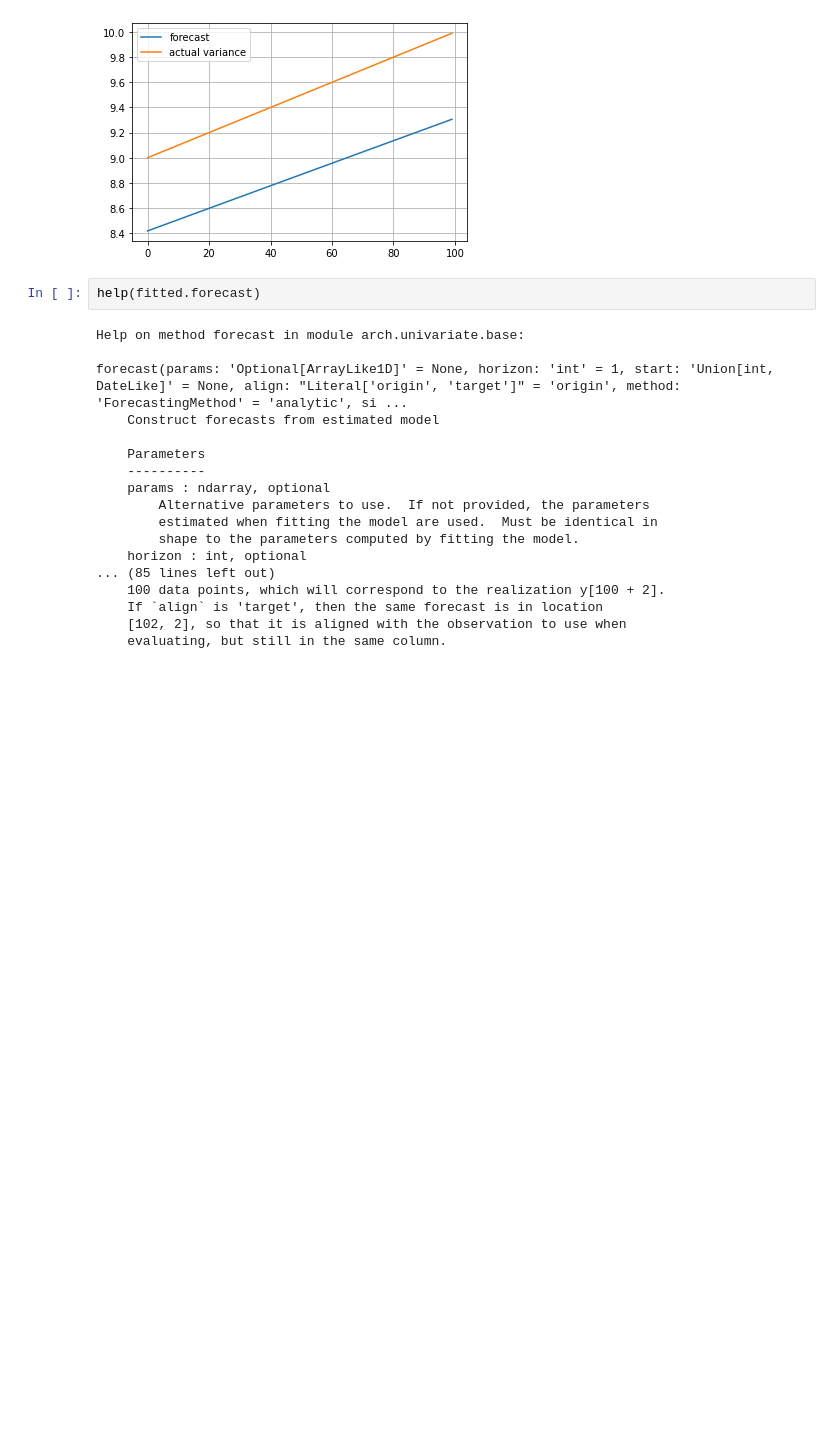
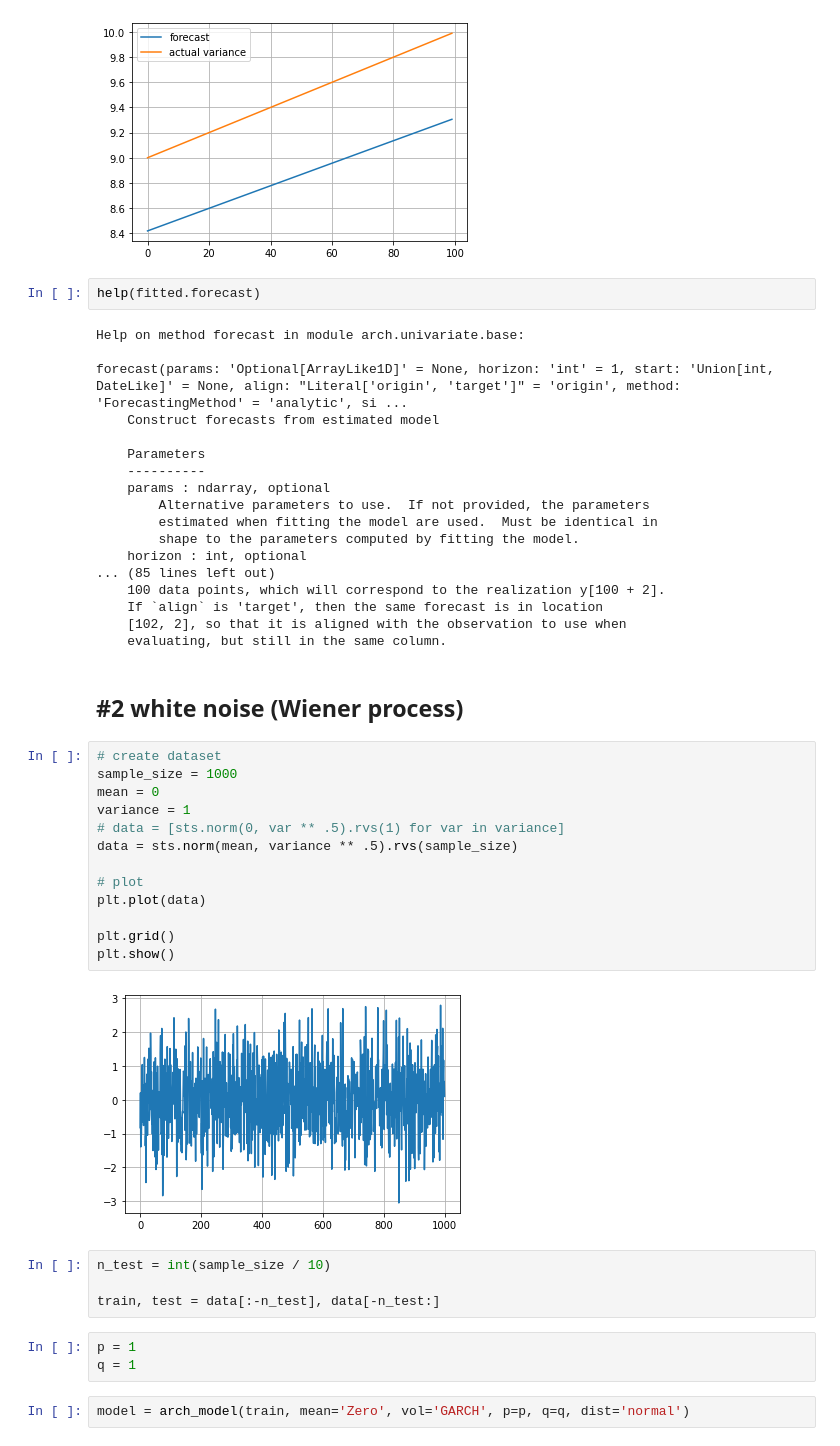
Before and after one commit to Northern125/fuzzy-volatility-modeling, a Jupyter notebook: analysis.ipynb, the cells around one changed output. Saved outputs shown, nothing was run; the diff lists cells and outputs as text; blank space fills up the shorter version.

```diff
--- a/analysis.ipynb
+++ b/analysis.ipynb
@@ -153,3 +155,29 @@ forecast(params: 'Optional[ArrayLike1D]' = None, horizon: 'int' = 1, start: 'Uni
     If `align` is 'target', then the same forecast is in location
     [102, 2], so that it is aligned with the observation to use when
     evaluating, but still in the same column.
+# %% [markdown]
+## #2 white noise (Wiener process)
+# %%
+# create dataset
+sample_size = 1000
+mean = 0
+variance = 1
+# data = [sts.norm(0, var ** .5).rvs(1) for var in variance]
+data = sts.norm(mean, variance ** .5).rvs(sample_size)
+
+# plot
+plt.plot(data)
+
+plt.grid()
+plt.show()
+# %% [output]
+[figure, added]
+# %%
+n_test = int(sample_size / 10)
+
+train, test = data[:-n_test], data[-n_test:]
+# %%
+p = 1
+q = 1
+# %%
+model = arch_model(train, mean='Zero', vol='GARCH', p=p, q=q, dist='normal')
```
Also changed, not shown: parts of 7 cells of this notebook, 3 other files.
